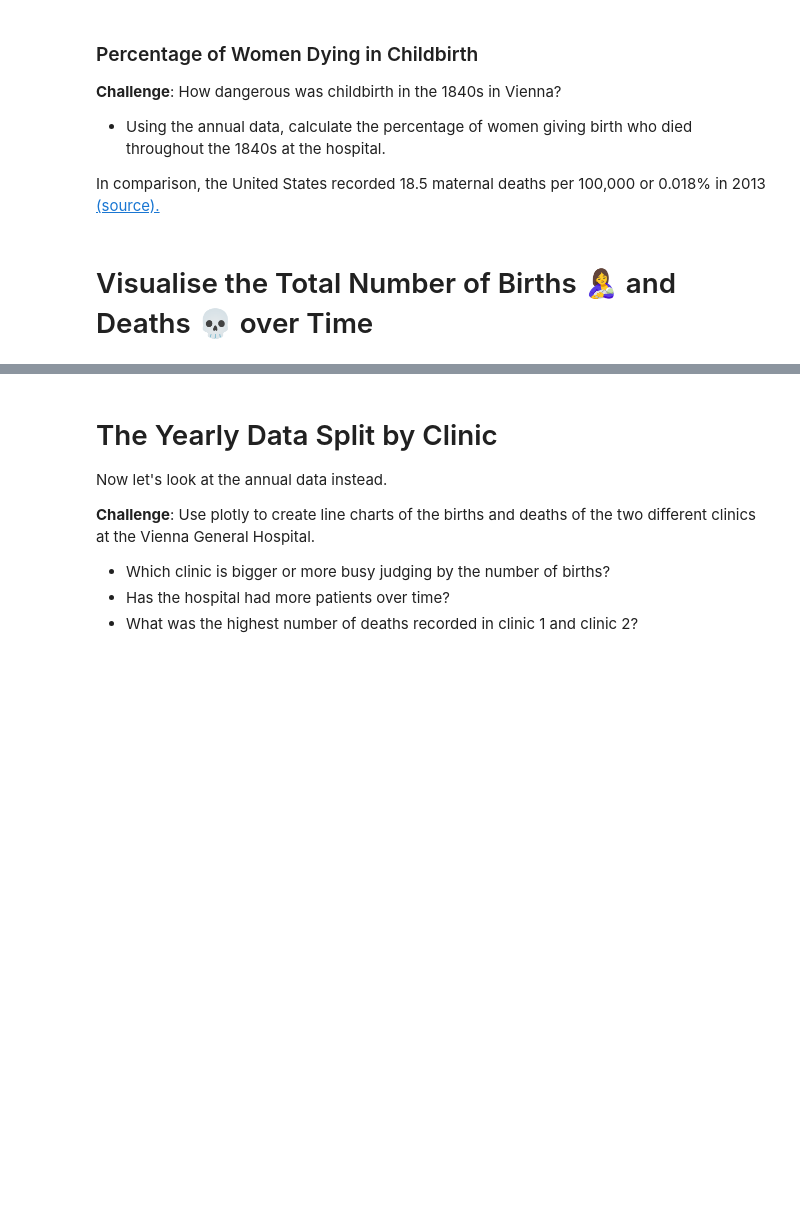
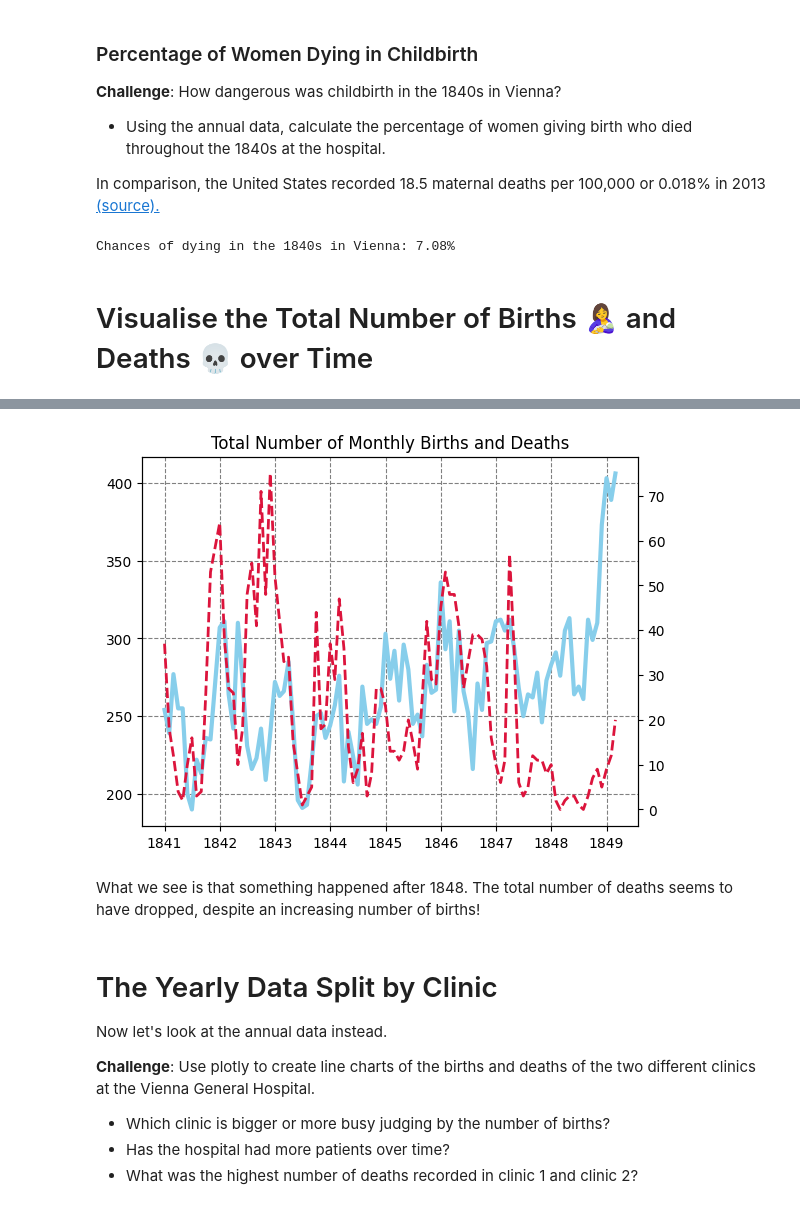
Before and after one commit to M-Awwab-Khan/dr-semmelweis-handwashing-analysis, a Jupyter notebook: Dr_Semmelweis_Handwashing_Discovery_(start).ipynb, the cells around one changed output, grey strips where cells are left out. Saved outputs shown, nothing was run; the diff lists cells and outputs as text; code cells hidden in the pictures; blank space fills up the shorter version.

```diff
--- a/Dr_Semmelweis_Handwashing_Discovery_(start).ipynb
+++ b/Dr_Semmelweis_Handwashing_Discovery_(start).ipynb
@@ -160,6 +160,11 @@ df_monthly.describe()
 
 In comparison, the United States recorded 18.5 maternal deaths per 100,000 or 0.018% in 2013 [(source).](
 https://en.wikipedia.org/wiki/Maternal_death#:~:text=The%20US%20has%20the%20%22highest,17.8%20per%20100%2C000%20in%202009)
+# %%
+prob = (df_yearly.deaths.sum() / df_yearly.births.sum()) * 100
+print(f'Chances of dying in the 1840s in Vienna: {prob:.3}%')
+# %% [output]
+Chances of dying in the 1840s in Vienna: 7.08%
 # %% [markdown]
 # Visualise the Total Number of Births 🤱 and Deaths 💀 over Time
 # %% [markdown]
@@ -176,6 +181,30 @@ https://en.wikipedia.org/wiki/Maternal_death#:~:text=The%20US%20has%20the%20%22h
 * Use a dashed line style for the number of deaths
 * Change the line thickness to 3 and 2 for the births and deaths respectively.
 * Do you notice anything in the late 1840s?
+# %%
+plt.title('Total Number of Monthly Births and Deaths', fontsize=12)
+
+ax1 = plt.gca()
+ax2 = ax1.twinx()
+
+ax1.grid(color='grey', linestyle='--')
+
+ax1.plot(df_monthly.date,
+         df_monthly.births,
+         color='skyblue',
+         linewidth=3)
+
+ax2.plot(df_monthly.date,
+         df_monthly.deaths,
+         color='crimson',
+         linewidth=2,
+         linestyle='--')
+
+plt.show()
+# %% [output]
+[figure, added]
+# %% [markdown]
+What we see is that something happened after 1848. The total number of deaths seems to have dropped, despite an increasing number of births!
 # %% [markdown]
 # The Yearly Data Split by Clinic
 
```
Also changed, not shown: parts of 2 cells of this notebook.
